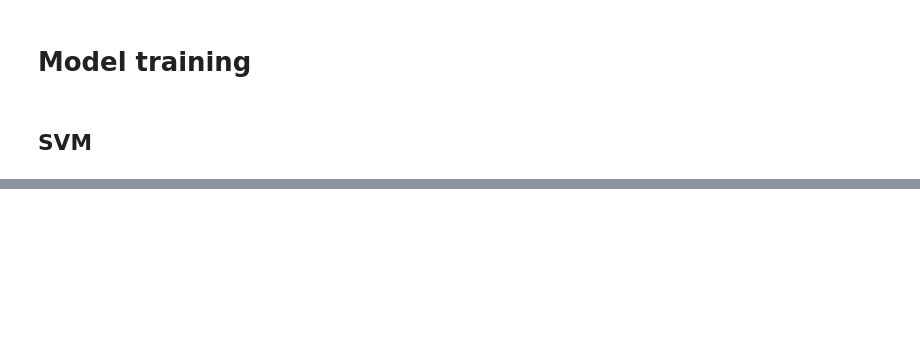
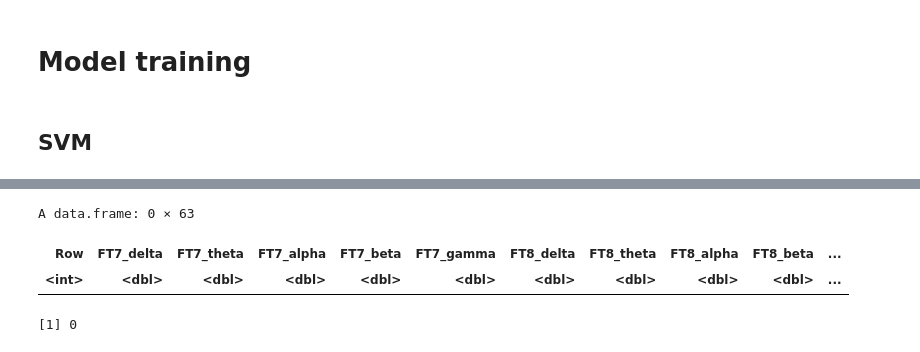
Before and after one commit to nieyangfei/EGG_Big_Data, a Jupyter notebook: EEG_Big_Data_Project.ipynb, the cells around one changed output, grey strips where cells are left out. Cells and saved outputs as stored; diff of their text form; code cells hidden in the pictures; blank space fills up the shorter version.

```diff
--- a/EEG_Big_Data_Project.ipynb
+++ b/EEG_Big_Data_Project.ipynb
@@ -602,3 +638,15 @@ A data.frame: 6 × 61
 # Model training
 # %% [markdown]
 ## SVM
+# %%
+# Find rows with any NA
+na_rows <- egg_data[!complete.cases(egg_data), ]
+
+# Add row numbers as a new column for clarity
+na_rows_with_index <- cbind(Row = which(!complete.cases(egg_data)), na_rows)
+
+# View
+na_rows_with_index
+
+sum(!complete.cases(egg_data))
+# %% [output]
@@ -605,3 +661,7 @@ A data.frame: 6 × 61
+A data.frame: 0 × 63
+| Row | FT7_delta | FT7_theta | FT7_alpha | FT7_beta | FT7_gamma | FT8_delta | FT8_theta | FT8_alpha | FT8_beta | ... |
+| <int> | <dbl> | <dbl> | <dbl> | <dbl> | <dbl> | <dbl> | <dbl> | <dbl> | <dbl> | ... |
+[1] 0
 # %%
 # Train SVM
 svm_model <- svm(emotion ~ ., data = train_data, kernel = "radial")
```
Also changed, not shown: parts of 6 cells of this notebook.
